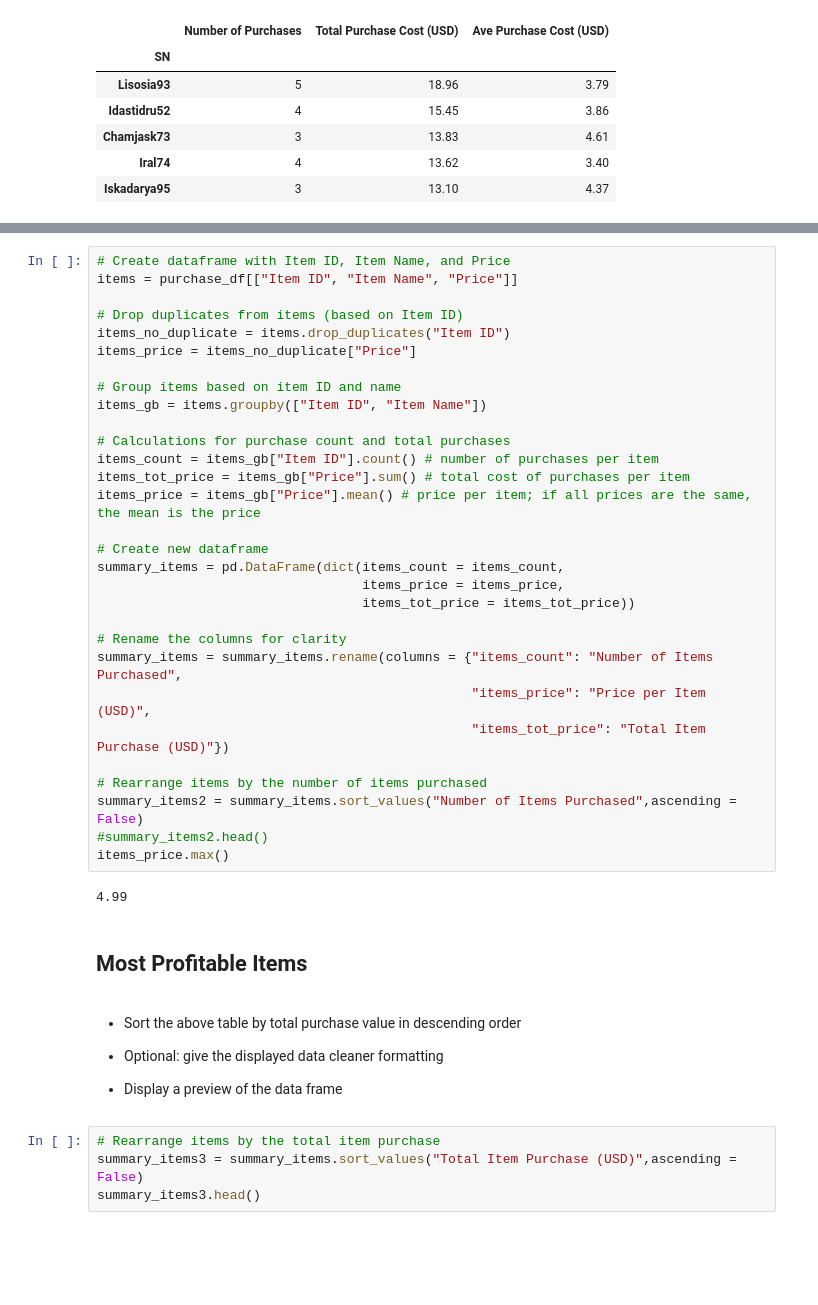
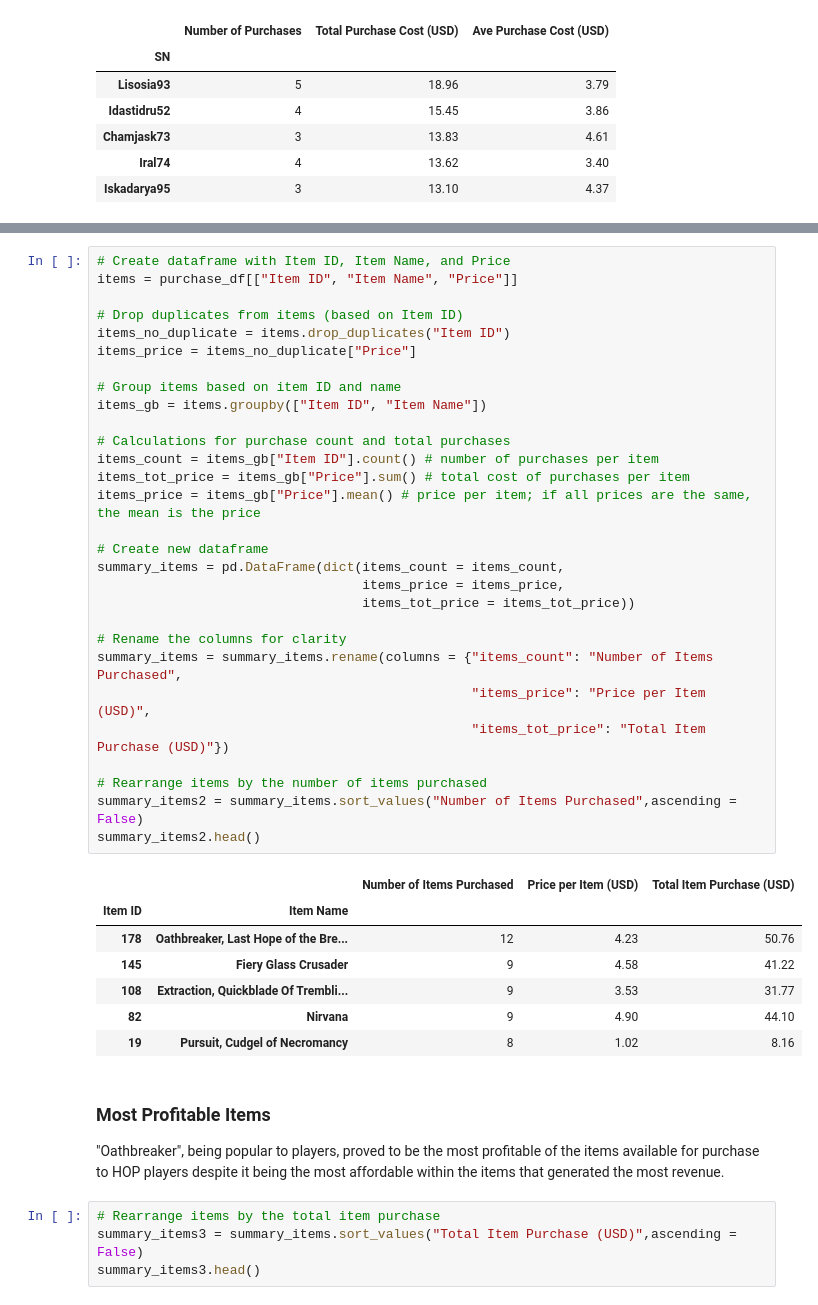
Before and after one commit to rochiecuevas/Heroes_of_Pymoli, a Jupyter notebook: HeroesOfPymoli_starter.ipynb, the cells around one changed output, grey strips where cells are left out. Drawn from its saved outputs; the diff is of its cells as text; blank space fills up the shorter version.

```diff
--- a/HeroesOfPymoli_starter.ipynb
+++ b/HeroesOfPymoli_starter.ipynb
@@ -316,45 +259,43 @@ top5_spender
 # %%
 # Create dataframe with Item ID, Item Name, and Price
 items = purchase_df[["Item ID", "Item Name", "Price"]]
 
 # Drop duplicates from items (based on Item ID)
 items_no_duplicate = items.drop_duplicates("Item ID")
 items_price = items_no_duplicate["Price"]
 
 # Group items based on item ID and name
 items_gb = items.groupby(["Item ID", "Item Name"])
 
 # Calculations for purchase count and total purchases
 items_count = items_gb["Item ID"].count() # number of purchases per item
 items_tot_price = items_gb["Price"].sum() # total cost of purchases per item
 items_price = items_gb["Price"].mean() # price per item; if all prices are the same, the mean is the price
 
 # Create new dataframe
 summary_items = pd.DataFrame(dict(items_count = items_count,
                                   items_price = items_price,
                                   items_tot_price = items_tot_price))
 
 # Rename the columns for clarity
 summary_items = summary_items.rename(columns = {"items_count": "Number of Items Purchased",
                                                 "items_price": "Price per Item (USD)",
                                                 "items_tot_price": "Total Item Purchase (USD)"})
 
 # Rearrange items by the number of items purchased
 summary_items2 = summary_items.sort_values("Number of Items Purchased",ascending = False)
-#summary_items2.head()
-items_price.max()
+summary_items2.head()
 # %% [output]
-4.99
+|  |  | Number of Items Purchased | Price per Item (USD) | Total Item Purchase (USD) |
+| Item ID | Item Name |  |  |  |
+| 178 | Oathbreaker, Last Hope of the Bre... | 12 | 4.23 | 50.76 |
+| 145 | Fiery Glass Crusader | 9 | 4.58 | 41.22 |
+| 108 | Extraction, Quickblade Of Trembli... | 9 | 3.53 | 31.77 |
+| 82 | Nirvana | 9 | 4.90 | 44.10 |
+| 19 | Pursuit, Cudgel of Necromancy | 8 | 1.02 | 8.16 |
-# %% [markdown]
-## Most Profitable Items
-# %% [markdown]
-* Sort the above table by total purchase value in descending order
-
-
-* Optional: give the displayed data cleaner formatting
-
-
-* Display a preview of the data frame
+# %% [markdown]
+### Most Profitable Items
+"Oathbreaker", being popular to players, proved to be the most profitable of the items available for purchase to HOP players despite it being the most affordable within the items that generated the most revenue.
 # %%
 # Rearrange items by the total item purchase
 summary_items3 = summary_items.sort_values("Total Item Purchase (USD)",ascending = False)
```
Also changed, not shown: parts of 13 cells of this notebook.
